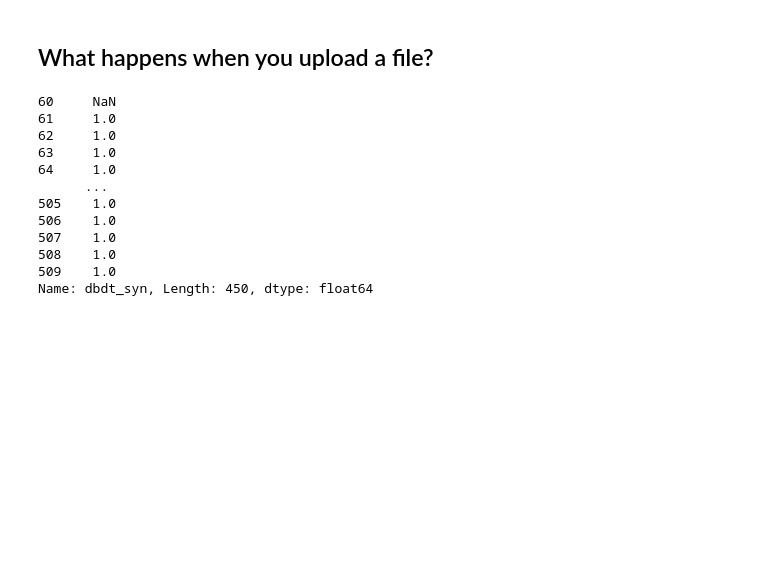
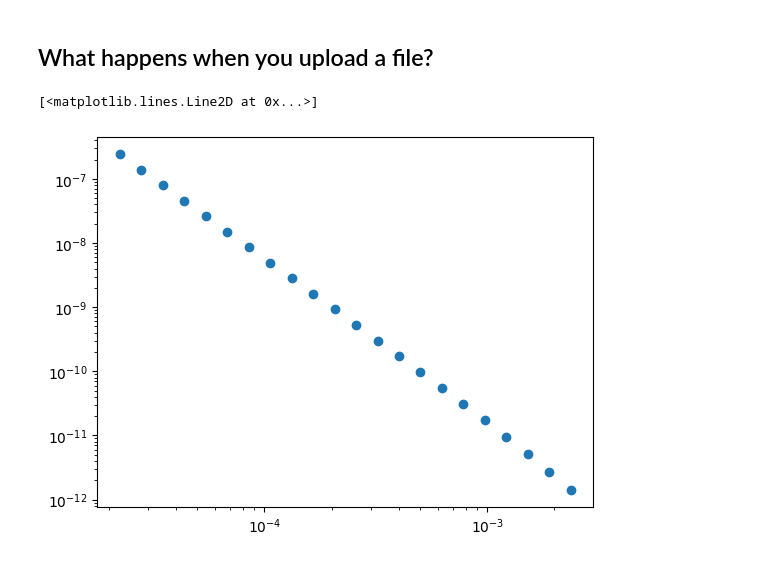
Before and after one commit to bob-b-b/sea-anemone, a Jupyter notebook: workflow_walkthrough.ipynb, the cells around one changed output. Cells and saved outputs as stored; diff of their text form; code cells hidden in the pictures; blank space fills up the shorter version.

Commit message:
a little more work on tables. added sci to invert

```diff
--- a/workflow_walkthrough.ipynb
+++ b/workflow_walkthrough.ipynb
@@ -16,23 +17,24 @@ from temframe import TEMframe
 # %%
-df1 = TEMframe.from_usf_folder(usf_folders[0])
+# df1 = TEMframe.from_usf_folder(usf_folders[0])
+df1 = TEMframe.from_usf_folder('/home/matt/geophysics_data/TEM/sTEM_data/2025_0302/USF_Files_dawa river 3/')
+
 df3 = df1[df1['site_id'] > 0].copy()
 
 df3.disable([0, 2])
 df4 = df3.overview()
 # %%
-df_layers, df4 = df3.invert()
+import torch
+rho = torch.ones(31)*40.
+z   = torch.logspace(0, 2.1, 30)
+res_start = LogResistivity.smooth(rho, z)
+
+dbdt = df3.forward_operators[1](*res_start.mod)
-# %%
-df4.dbdt_syn
-# %% [output]
-60     NaN
-61     1.0
-62     1.0
-63     1.0
-64     1.0
-      ...
-505    1.0
-506    1.0
-507    1.0
-508    1.0
-509    1.0
-Name: dbdt_syn, Length: 450, dtype: float64
+# %%
+import matplotlib.pyplot as plt
+import numpy as np
+
+plt.figure()
+plt.loglog(df3.forward_operators[1].times, 10**dbdt, 'o', label='db/dt')
+# %% [output]
+[<matplotlib.lines.Line2D at 0x...>]
+[figure, added]
```
Also changed, not shown: parts of 7 cells of this notebook, 4 other files.
